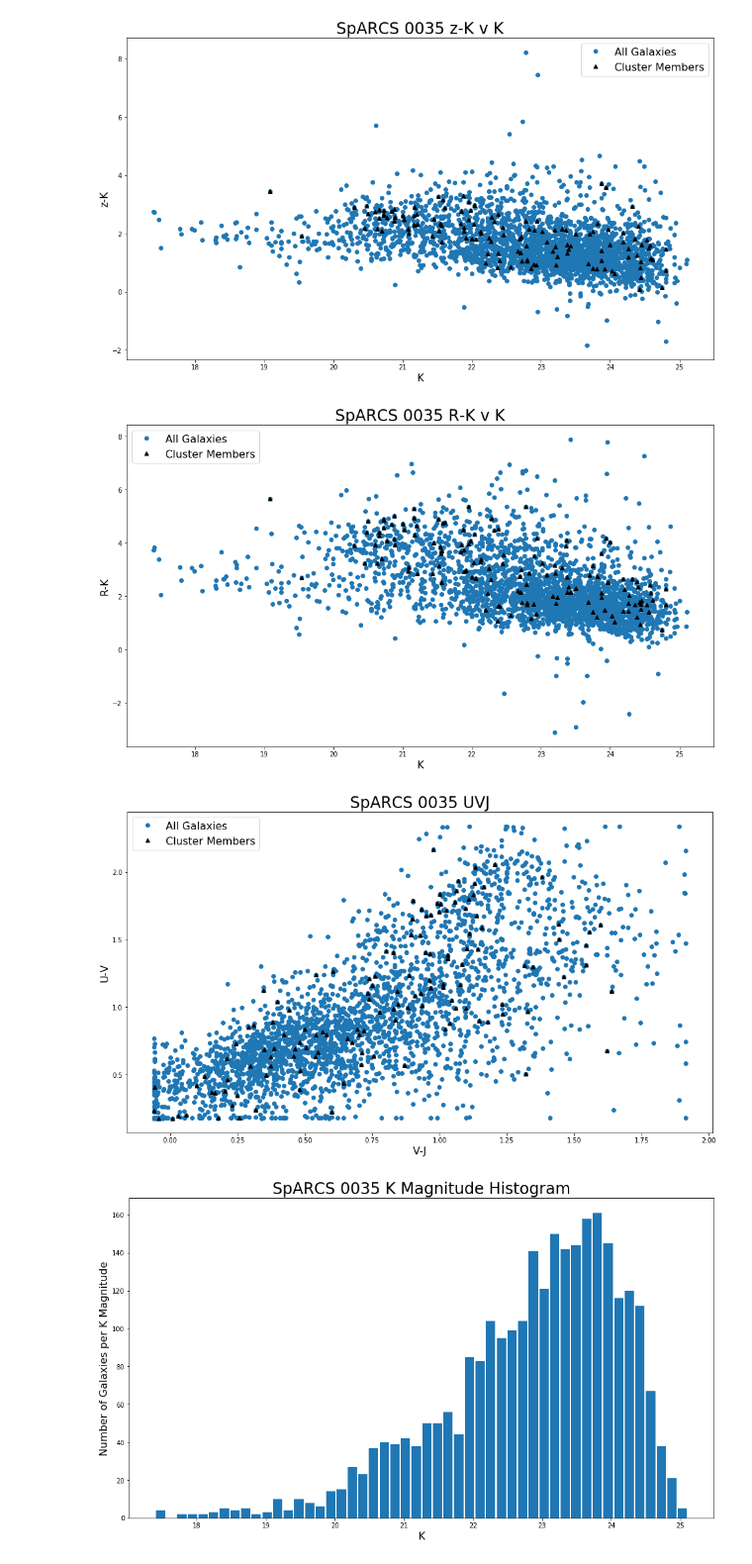
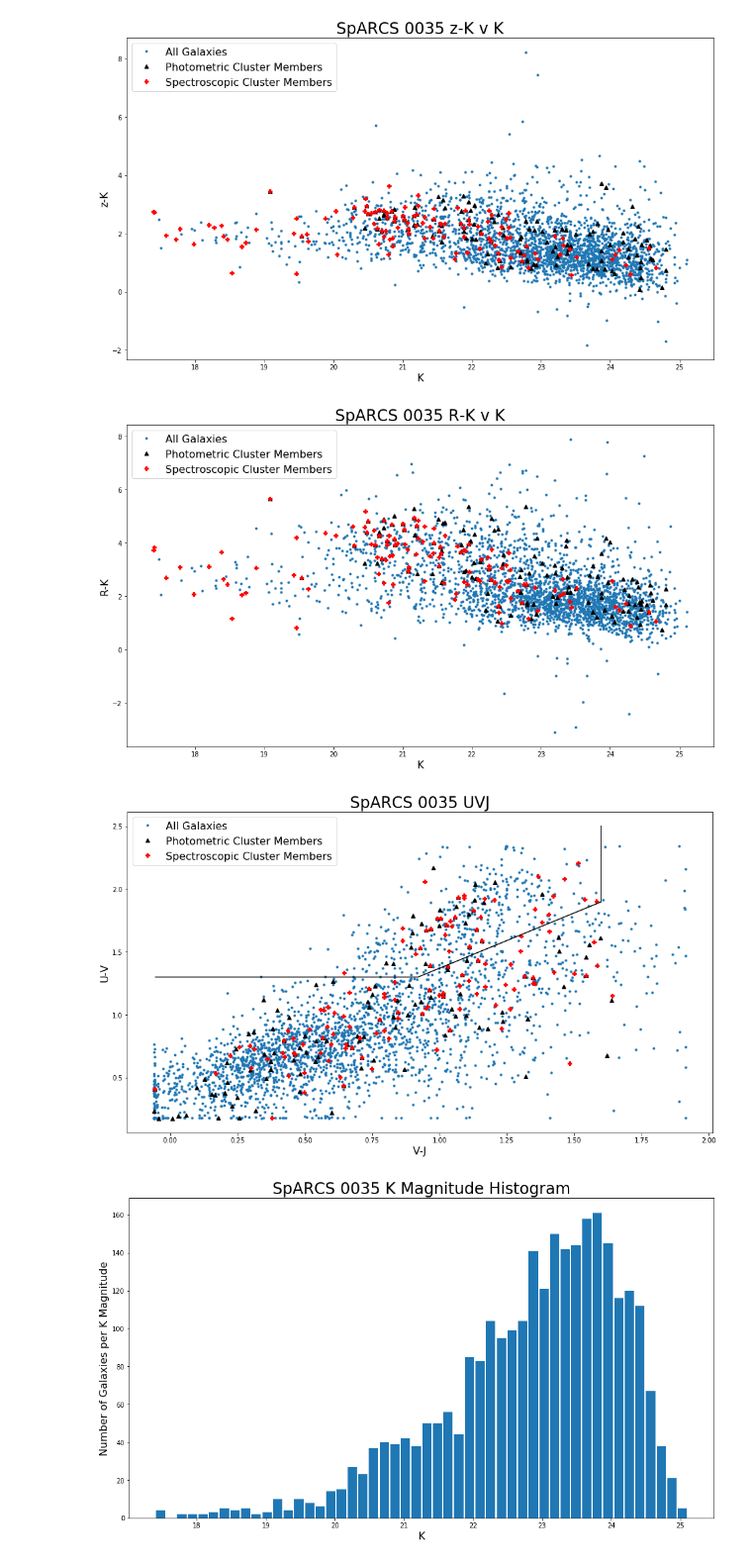
Before and after one commit to slafontaine1/GOGREEN-Color-Magnitude-Plots, a Jupyter notebook: SpARCS_0035_Color_Magnitude_plots.ipynb, the cells around one changed output. Shown: that part at 99% size. Cells and saved outputs as stored; diff of their text form; code cells hidden in the pictures.

```diff
--- a/SpARCS_0035_Color_Magnitude_plots.ipynb
+++ b/SpARCS_0035_Color_Magnitude_plots.ipynb
@@ -3,10 +3,12 @@ import pandas as pd
 import numpy as np
 from matplotlib import pyplot as plt
 import os
+from astropy.io import fits
 
 UVJinfo = pd.read_csv('UBVJ_MASTER_SpARCS_0035.csv')
 KJzRinfo = pd.read_csv('SpARCS_0035_totalall_HAWKIKs_photom.csv')
 SPECZ_Match = pd.read_csv('SpARCS_0035_SPECZ_MATCHED.csv')
+clusterinfo = pd.read_csv('clusterzinfo.csv')
 
 ID = KJzRinfo.id
 k_flux = KJzRinfo.HAWKIKs_tot
@@ -23,13 +25,12 @@ V_J = UVJinfo.V_J
 source = SPECZ_Match.source
 quality = SPECZ_Match.quality
 specZ = SPECZ_Match.spec_z
-
+redshift = clusterinfo.Redshift
 
 #The Cluster Redshift from Balough et al.
-clustZ = 1.335
+clustZ = redshift[12]
 #source(1=GOGREEN,2=GCLASS,3=SPT,4=FORS2,5=NED)
-zmember=-0.0066712819*(1+clustZ)+clustZ
-
+zmemberselector=0.0066712819*(1+clustZ)
 
 J_K = 2.5*np.log10(k_flux/J_flux)
 z_K = 2.5*np.log10(k_flux/z_flux)
@@ -52,18 +53,22 @@ for i in range(len(k_star)):
     KMAG[a]=K[i]
     a=a+1
 
-
 goodJK = np.where((k_star < 0.97) & (mask ==0) & (~np.isnan(J_K) == True))
 goodzK = np.where((k_star < 0.97) & (mask ==0) & (~np.isnan(z_K) == True))
 goodRK = np.where((k_star < 0.97) & (mask ==0) & (~np.isnan(R_K) == True))
 goodUVJ = np.where((k_star < 0.97) & (mask ==0))
 
 #The Selection conditions for picking cluster members photometric redshifts within 0.05 of the cluster redshift.  These variables are the chosen indecies for quality members.
+i_goodJK_member = np.where((k_star < 0.97) & (mask == 0) & (~np.isnan(J_K) == True) & (abs(clustZ-indivz) < 0.05))
+i_goodzK_member = np.where((k_star < 0.97) & (mask == 0) & (~np.isnan(z_K) == True) & (abs(clustZ-indivz) < 0.05))
+i_goodRK_member = np.where((k_star < 0.97) & (mask == 0) & (~np.isnan(R_K) == True) & (abs(clustZ-indivz) < 0.05))
+i_goodUVJ_member = np.where((k_star < 0.97) & (mask == 0) & (abs(clustZ-indivz) < 0.05))
 
-i_goodJK_member = np.where((k_star < 0.97) & (mask ==0) & (~np.isnan(J_K) == True) & (abs(clustZ-indivz) < 0.05))
-i_goodzK_member = np.where((k_star < 0.97) & (mask ==0) & (~np.isnan(z_K) == True) & (abs(clustZ-indivz) < 0.05))
-i_goodRK_member = np.where((k_star < 0.97) & (mask ==0) & (~np.isnan(R_K) == True) & (abs(clustZ-indivz) < 0.05))
-i_goodUVJ_member = np.where((k_star < 0.97) & (mask ==0) & (abs(clustZ-indivz) < 0.05))
+#Selection criteria to be a spectroscopic member
+i_goodJK_member_spec = np.where((k_star < 0.97) & (mask == 0) & (~np.isnan(J_K) == True) & (abs(clustZ-specZ) < zmemberselector) & ((source == 1) & ((quality == 3) | (quality == 4))) | (source > 1))
+i_goodzK_member_spec = np.where((k_star < 0.97) & (mask == 0) & (~np.isnan(z_K) == True) & (abs(clustZ-specZ) < zmemberselector) & ((source == 1) & ((quality == 3) | (quality == 4))) | (source > 1))
+i_goodRK_member_spec = np.where((k_star < 0.97) & (mask == 0) & (~np.isnan(R_K) == True) & (abs(clustZ-specZ) < zmemberselector) & ((source == 1) & ((quality == 3) | (quality == 4))) | (source > 1))
+i_goodUVJ_member_spec = np.where((k_star < 0.97) & (mask == 0) & (abs(clustZ-indivz) < zmemberselector) & ((source == 1) & ((quality == 3) | (quality == 4))) | (source > 1))
 # %%
 #run SpARCS_0219_color_magnitude_plots.py
 
@@ -81,36 +87,42 @@ plt.show()
 # %%
 plt.figure(figsize=(16,9))
-plt.plot(KMAG[goodzK], zMINK[goodzK], 'o', label="All Galaxies")
-plt.plot(KMAG[i_goodzK_member], zMINK[i_goodzK_member], '^', color = 'black', label="Cluster Members")
+plt.plot(KMAG[goodzK], zMINK[goodzK], '.', label="All Galaxies")
+plt.plot(KMAG[i_goodzK_member], zMINK[i_goodzK_member], '^', color = 'black', label="Photometric Cluster Members")
+plt.plot(KMAG[i_goodzK_member_spec], zMINK[i_goodzK_member_spec], 'P', color = 'red', label="Spectroscopic Cluster Members")
 plt.title(title + ' z-K v K', fontsize = 24)
 plt.xlabel('K', fontsize = 16)
 plt.ylabel('z-K', fontsize = 16)
 plt.legend(fontsize=16)
 plt.show()
 # %% [output]
-[figure, old version]
+[figure, new version]
 # %%
 plt.figure(figsize=(16,9))
-plt.plot(KMAG[goodRK], RMINK[goodRK], 'o', label = "All Galaxies")
-plt.plot(KMAG[i_goodRK_member], RMINK[i_goodRK_member], '^', color = 'black', label = "Cluster Members")
+plt.plot(KMAG[goodRK], RMINK[goodRK], '.', label = "All Galaxies")
+plt.plot(KMAG[i_goodRK_member], RMINK[i_goodRK_member], '^', color = 'black', label = "Photometric Cluster Members")
+plt.plot(KMAG[i_goodRK_member_spec], RMINK[i_goodRK_member_spec], 'P', color = 'red', label="Spectroscopic Cluster Members")
 plt.title(title + ' R-K v K', fontsize = 24)
 plt.xlabel('K', fontsize = 16)
 plt.ylabel('R-K', fontsize = 16)
 plt.legend(fontsize=16)
 plt.show()
 # %% [output]
-[figure, old version]
+[figure, new version]
 # %%
 plt.figure(figsize=(16,9))
-plt.plot(VMINJ[goodUVJ], UMINV[goodUVJ], 'o', label = "All Galaxies")
-plt.plot(VMINJ[i_goodUVJ_member], UMINV[i_goodUVJ_member], '^', color = 'black', label = "Cluster Members")
+plt.plot(VMINJ[goodUVJ], UMINV[goodUVJ], '.', label = "All Galaxies")
+plt.plot(VMINJ[i_goodUVJ_member], UMINV[i_goodUVJ_member], '^', color = 'black', label = "Photometric Cluster Members")
+plt.plot(VMINJ[i_goodUVJ_member_spec], UMINV[i_goodUVJ_member_spec], 'P', color = 'red', label="Spectroscopic Cluster Members")
+#The Quiescent cut based on Williams et al.
+#U-V>1.3, V-J < 1.6, and (U-V)>0.88x(V-J) + 0.49
+plt.plot((-0.055, 0.92, 1.6, 1.6),(1.3, 1.3, 1.898, 2.5), color = 'black')
 plt.title(title + ' UVJ', fontsize = 24)
 plt.xlabel('V-J', fontsize = 16)
 plt.ylabel('U-V', fontsize = 16)
 plt.legend(fontsize=16)
 plt.show()
 # %% [output]
-[figure, old version]
+[figure, new version]
 # %%
 plt.figure(figsize=(16,9))
 plt.hist(KMAG[goodUVJ], 50, alpha=1, rwidth=0.875)
```
Also changed, not shown: parts of 1 cell of this notebook, 8 other files.
